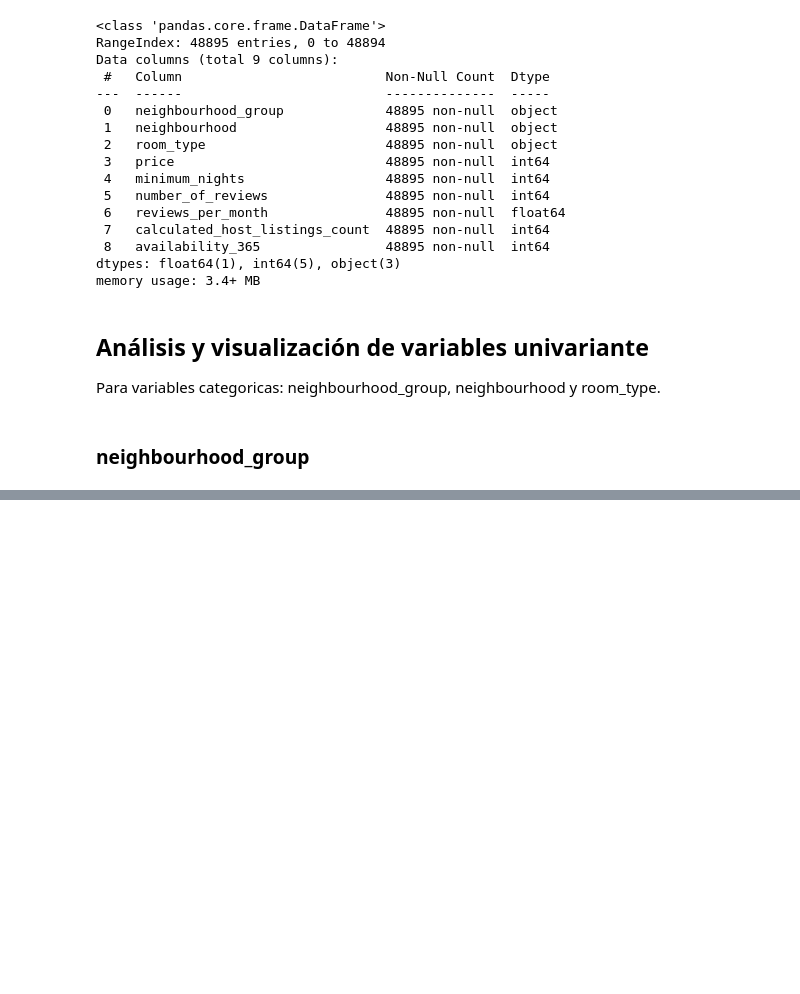
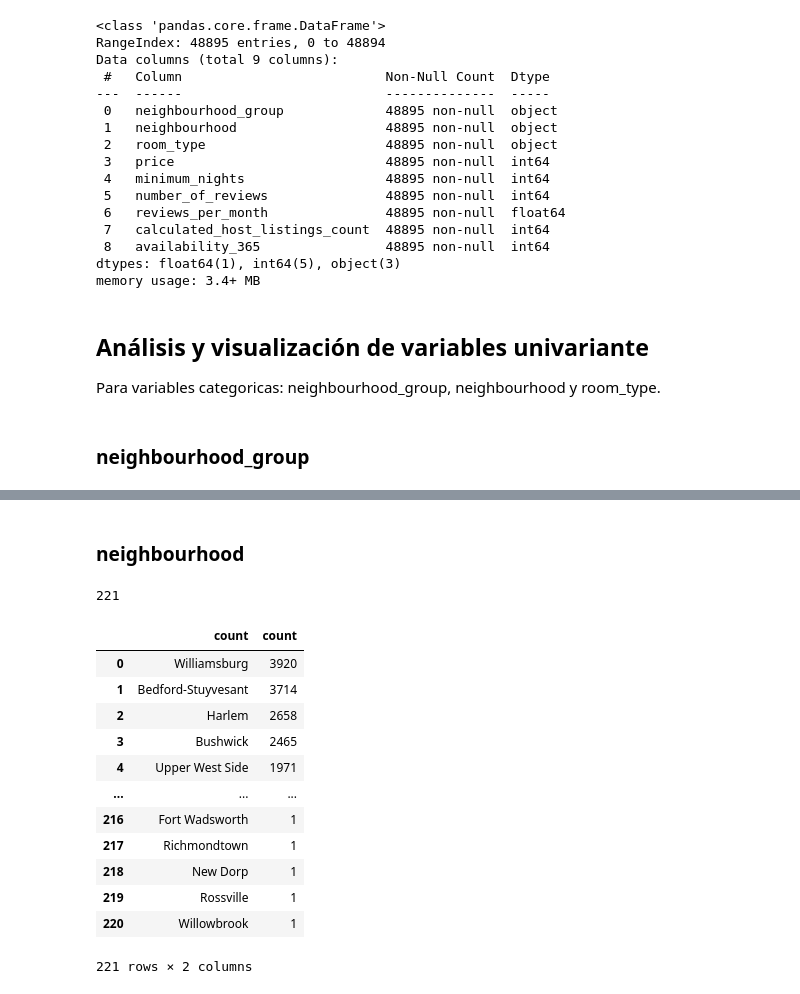
Before and after one commit to luiscmilano/machine-learning-python-template, a Jupyter notebook: src/explore.ipynb, the cells around one changed output, grey strips where cells are left out. Cells and saved outputs as stored; diff of their text form; code cells hidden in the pictures; blank space fills up the shorter version.

```diff
--- a/src/explore.ipynb
+++ b/src/explore.ipynb
@@ -166,2 +167,26 @@ array(['Brooklyn', 'Manhattan', 'Queens', 'Staten Island', 'Bronx'],
+# %% [markdown]
+### neighbourhood
+# %%
+#examinamos los valores únicos de neighbourhood ya que esta columna será muy útil para análisis posteriores
+len(df.neighbourhood.unique())
+# %% [output]
+221
+# %%
+df2=pd.DataFrame(df['neighbourhood'].value_counts()).reset_index().rename(columns={'index': 'neighbourhood','neighbourhood':'count'})
+df2
+# %% [output]
+|  | count | count |
+| 0 | Williamsburg | 3920 |
+| 1 | Bedford-Stuyvesant | 3714 |
+| 2 | Harlem | 2658 |
+| 3 | Bushwick | 2465 |
+| 4 | Upper West Side | 1971 |
+| ... | ... | ... |
+| 216 | Fort Wadsworth | 1 |
+| 217 | Richmondtown | 1 |
+| 218 | New Dorp | 1 |
+| 219 | Rossville | 1 |
+| 220 | Willowbrook | 1 |
+221 rows × 2 columns
 # %%
 plt.figure(figsize=(10, 4))
```
Also changed, not shown: parts of 9 cells of this notebook.
